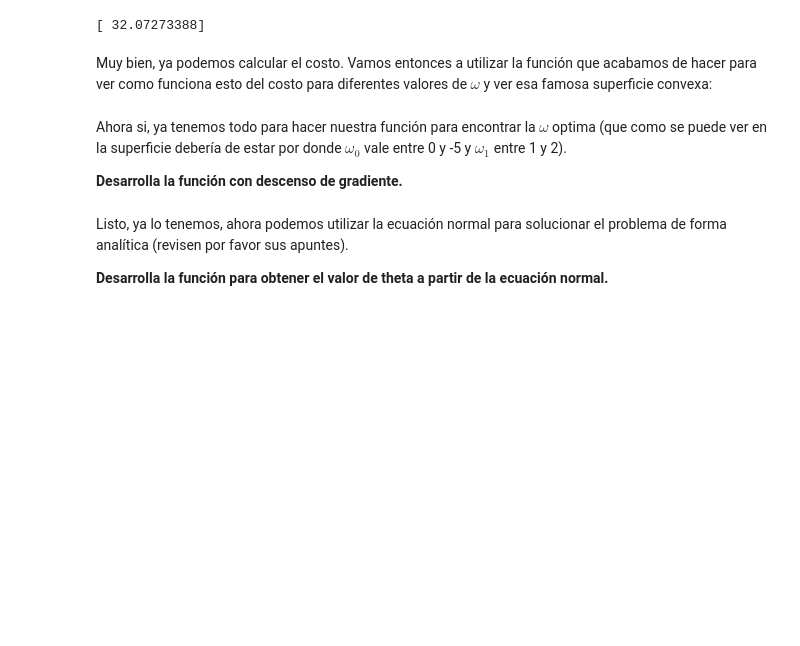
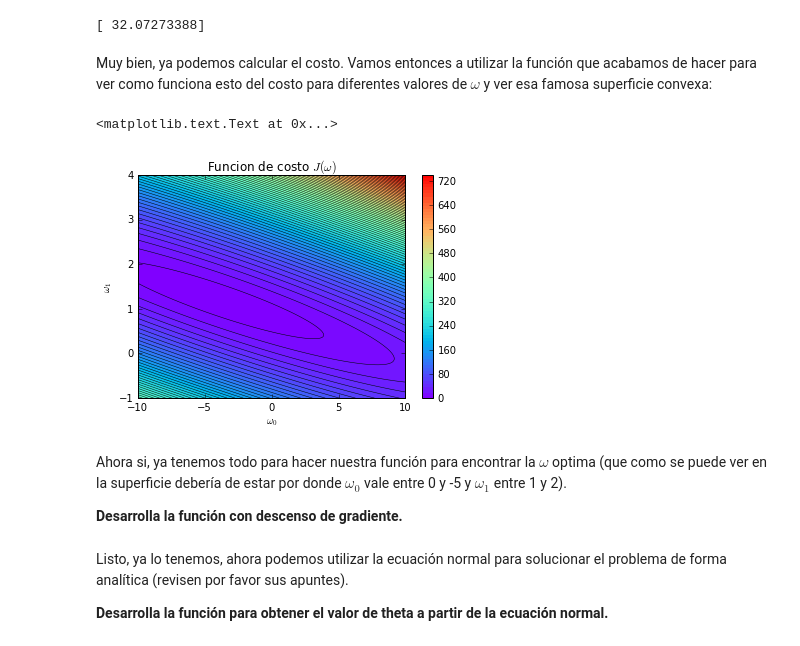
Before and after one commit to lcontiveros/MLS, a Jupyter notebook: regresion_lineal.ipynb, the cells around one changed output. Drawn from its saved outputs; the diff is of its cells as text; code cells hidden in the pictures; blank space fills up the shorter version.

```diff
--- a/regresion_lineal.ipynb
+++ b/regresion_lineal.ipynb
@@ -82,14 +82,14 @@ def costo(x, y, w):
     T, n = x.shape[0], x.shape[1] - 1
 
     # Puedes hacerlo en forma de ciclos
-    J = 0
-    for instancia in range(T):
-       J += (1/(2*T))*np.square(y[instancia,0]-x[instancia,0]*w[0])
-    return J
+#     J = 0
+#     for instancia in range(T):
+#        J += (1/(2*T))*np.square(y[instancia,0]-x[instancia,0]*w[0])
+#     return J
 
 #     Puedes hacerlo directamente en forma matricial
-#     error = (1/(2*T))*(np.sum(np.square(y-x.dot(w))))
-#     return error
+    error = (1/(2*T))*(np.sum(np.square(y-x.dot(w))))
+    return error
 # %% [markdown]
 y para probar si está bien el programa, si calculamos $J(\omega)$ para $\omega = (0, 0)^T$ debe de dar (para este conjunto de datos) **32.07**.
 # %%
@@ -102,28 +102,31 @@ Muy bien, ya podemos calcular el costo. Vamos entonces a utilizar la función qu
 # %%
 # Definimos una función que depende solo de theta0 y theta1
 def costo_w(w0, w1):
     return costo(x, y, np.array([[w0], [w1]]))
 
 # Y ahora la convertimos en una función tipo numpy (aplica para cualquier entrada de ndarrays)
 costo_vect = np.frompyfunc(costo_w, 2, 1)
 
 #Ahora generamos la lista de valores para graficar
 w0 = np.linspace(-10, 10, 100);
-w1 = np.linspace(-1, 4, 100);
+w1 = np.linspace(-1, 4, 1000);
 
 # Y los convertimos en matrices utilizando la función meshgrid
 w0, w1 = np.meshgrid(w0, w1)
 
 # Y calculamos los costos para cada par de theta0 y theta 1 con nuestra nueva funcion de costos vectorizada
 J = costo_vect(w0, w1)
 
 # Y graficamos el contorno
 plt.contour(w0, w1, J, 80, linewidths=0.5, colors='k')
 plt.contourf(w0, w1, J, 80, cmap=plt.cm.rainbow, vmax=J.max(), vmin=J.min())
 plt.colorbar()
 plt.xlabel(r"$\omega_0$")
 plt.ylabel(r"$\omega_1$")
 plt.title(r"Funcion de costo $J(\omega)$")
+# %% [output]
+<matplotlib.text.Text at 0x...>
+[figure, added]
 # %% [markdown]
 Ahora si, ya tenemos todo para hacer nuestra función para encontrar la $\omega$ optima (que como se puede ver en la superficie debería de estar por donde $\omega_0$ vale entre 0 y -5 y $\omega_1$ entre 1 y 2).
 
```
Also changed, not shown: parts of 4 cells of this notebook.
